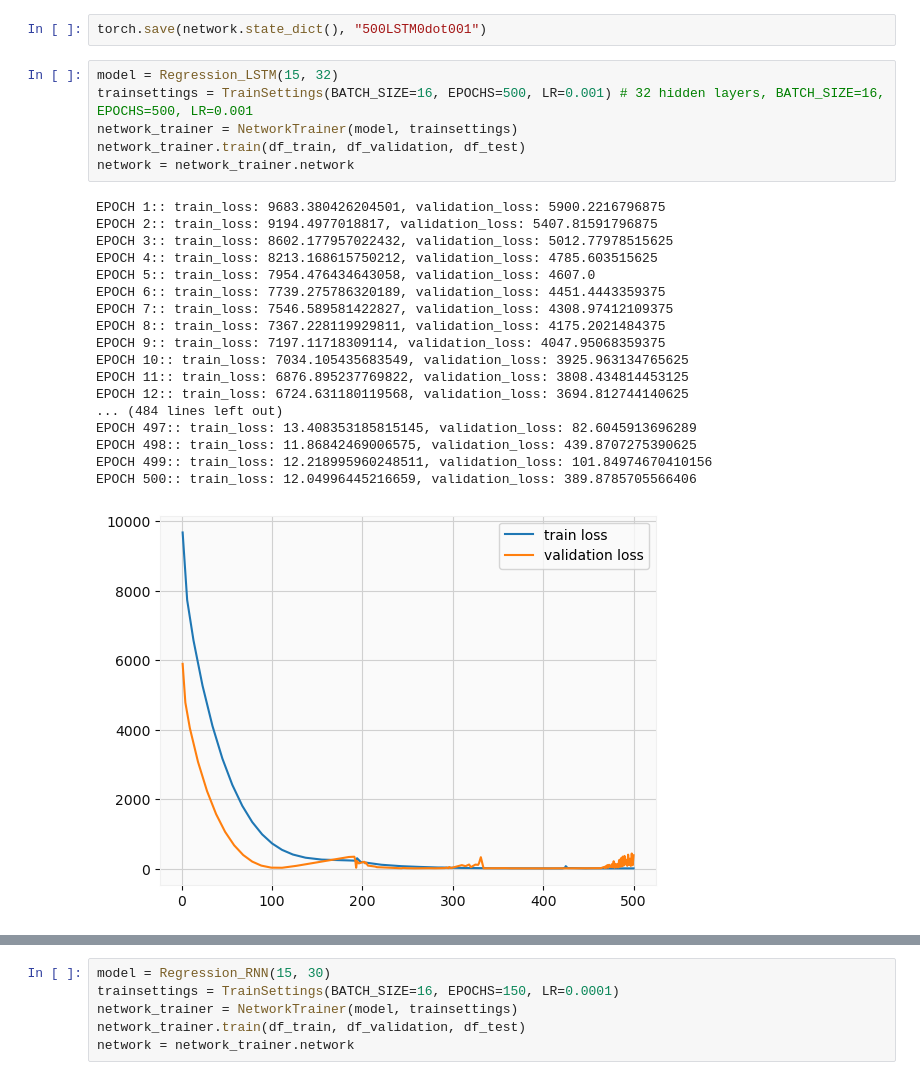
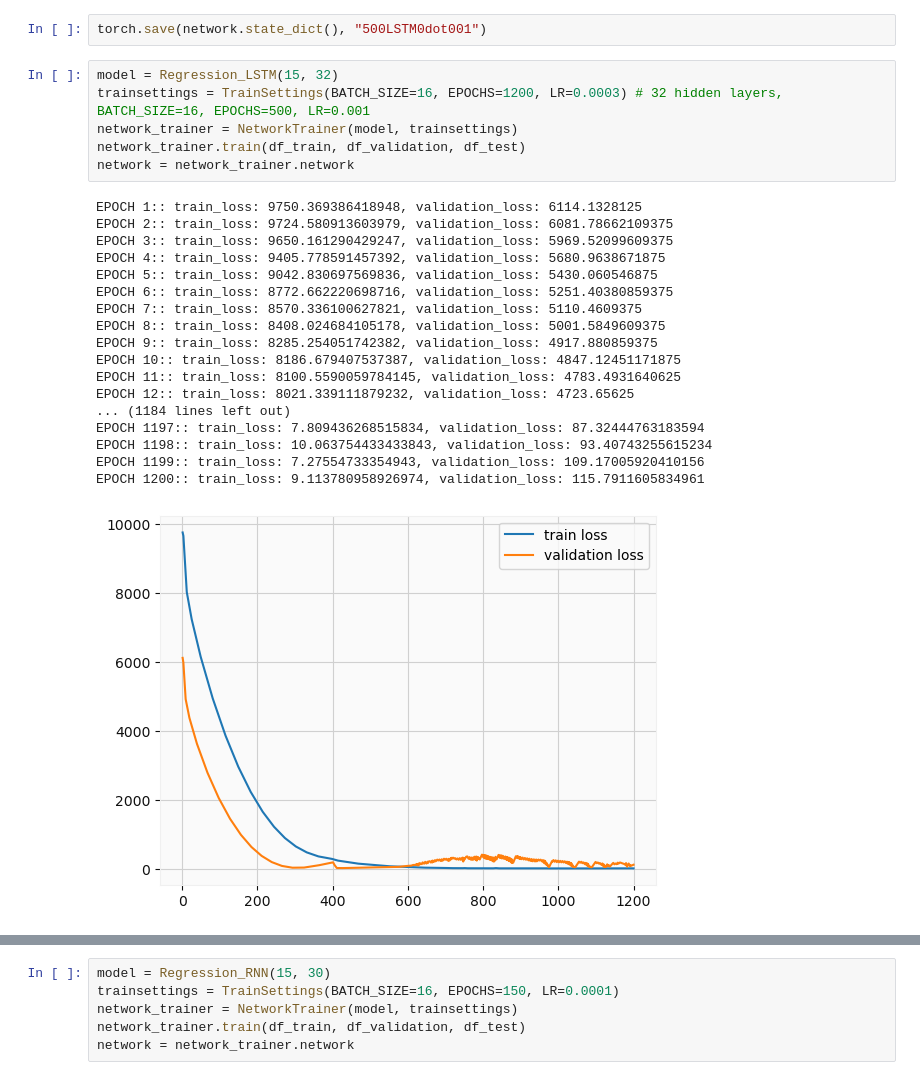
Before and after one commit to tadeohepperle/financial_technology_project2_stock_price_prediction, a Jupyter notebook: hw2_A11922105.ipynb, the cells around one changed output, grey strips where cells are left out. Drawn from its saved outputs; the diff is of its cells as text.

```diff
--- a/hw2_A11922105.ipynb
+++ b/hw2_A11922105.ipynb
@@ -527,26 +572,26 @@ EPOCH 50:: train_loss: 3119.1246285535412, validation_loss: 1169.1826171875
 torch.save(network.state_dict(), "500LSTM0dot001")
 # %%
 model = Regression_LSTM(15, 32)
-trainsettings = TrainSettings(BATCH_SIZE=16, EPOCHS=500, LR=0.001) # 32 hidden layers, BATCH_SIZE=16, EPOCHS=500, LR=0.001
+trainsettings = TrainSettings(BATCH_SIZE=16, EPOCHS=1200, LR=0.0003) # 32 hidden layers, BATCH_SIZE=16, EPOCHS=500, LR=0.001
 network_trainer = NetworkTrainer(model, trainsettings)
 network_trainer.train(df_train, df_validation, df_test)
 network = network_trainer.network
 # %% [output]
-EPOCH 1:: train_loss: 9683.380426204501, validation_loss: 5900.2216796875
-EPOCH 2:: train_loss: 9194.4977018817, validation_loss: 5407.81591796875
-EPOCH 3:: train_loss: 8602.177957022432, validation_loss: 5012.77978515625
-EPOCH 4:: train_loss: 8213.168615750212, validation_loss: 4785.603515625
-EPOCH 5:: train_loss: 7954.476434643058, validation_loss: 4607.0
-EPOCH 6:: train_loss: 7739.275786320189, validation_loss: 4451.4443359375
-EPOCH 7:: train_loss: 7546.589581422827, validation_loss: 4308.97412109375
-EPOCH 8:: train_loss: 7367.228119929811, validation_loss: 4175.2021484375
-EPOCH 9:: train_loss: 7197.11718309114, validation_loss: 4047.95068359375
-EPOCH 10:: train_loss: 7034.105435683549, validation_loss: 3925.963134765625
-EPOCH 11:: train_loss: 6876.895237769822, validation_loss: 3808.434814453125
-EPOCH 12:: train_loss: 6724.631180119568, validation_loss: 3694.812744140625
-... (484 lines left out)
-EPOCH 497:: train_loss: 13.408353185815145, validation_loss: 82.6045913696289
-EPOCH 498:: train_loss: 11.86842469006575, validation_loss: 439.8707275390625
-EPOCH 499:: train_loss: 12.218995960248511, validation_loss: 101.84974670410156
-EPOCH 500:: train_loss: 12.04996445216659, validation_loss: 389.8785705566406
+EPOCH 1:: train_loss: 9750.369386418948, validation_loss: 6114.1328125
+EPOCH 2:: train_loss: 9724.580913603979, validation_loss: 6081.78662109375
+EPOCH 3:: train_loss: 9650.161290429247, validation_loss: 5969.52099609375
+EPOCH 4:: train_loss: 9405.778591457392, validation_loss: 5680.9638671875
+EPOCH 5:: train_loss: 9042.830697569836, validation_loss: 5430.060546875
+EPOCH 6:: train_loss: 8772.662220698716, validation_loss: 5251.40380859375
+EPOCH 7:: train_loss: 8570.336100627821, validation_loss: 5110.4609375
+EPOCH 8:: train_loss: 8408.024684105178, validation_loss: 5001.5849609375
+EPOCH 9:: train_loss: 8285.254051742382, validation_loss: 4917.880859375
+EPOCH 10:: train_loss: 8186.679407537387, validation_loss: 4847.12451171875
+EPOCH 11:: train_loss: 8100.5590059784145, validation_loss: 4783.4931640625
+EPOCH 12:: train_loss: 8021.339111879232, validation_loss: 4723.65625
+... (1184 lines left out)
+EPOCH 1197:: train_loss: 7.809436268515834, validation_loss: 87.32444763183594
+EPOCH 1198:: train_loss: 10.063754433433843, validation_loss: 93.40743255615234
+EPOCH 1199:: train_loss: 7.27554733354943, validation_loss: 109.17005920410156
+EPOCH 1200:: train_loss: 9.113780958926974, validation_loss: 115.7911605834961
-[figure, old version]
+[figure, new version]
```
Also changed, not shown: parts of 3 cells of this notebook.
